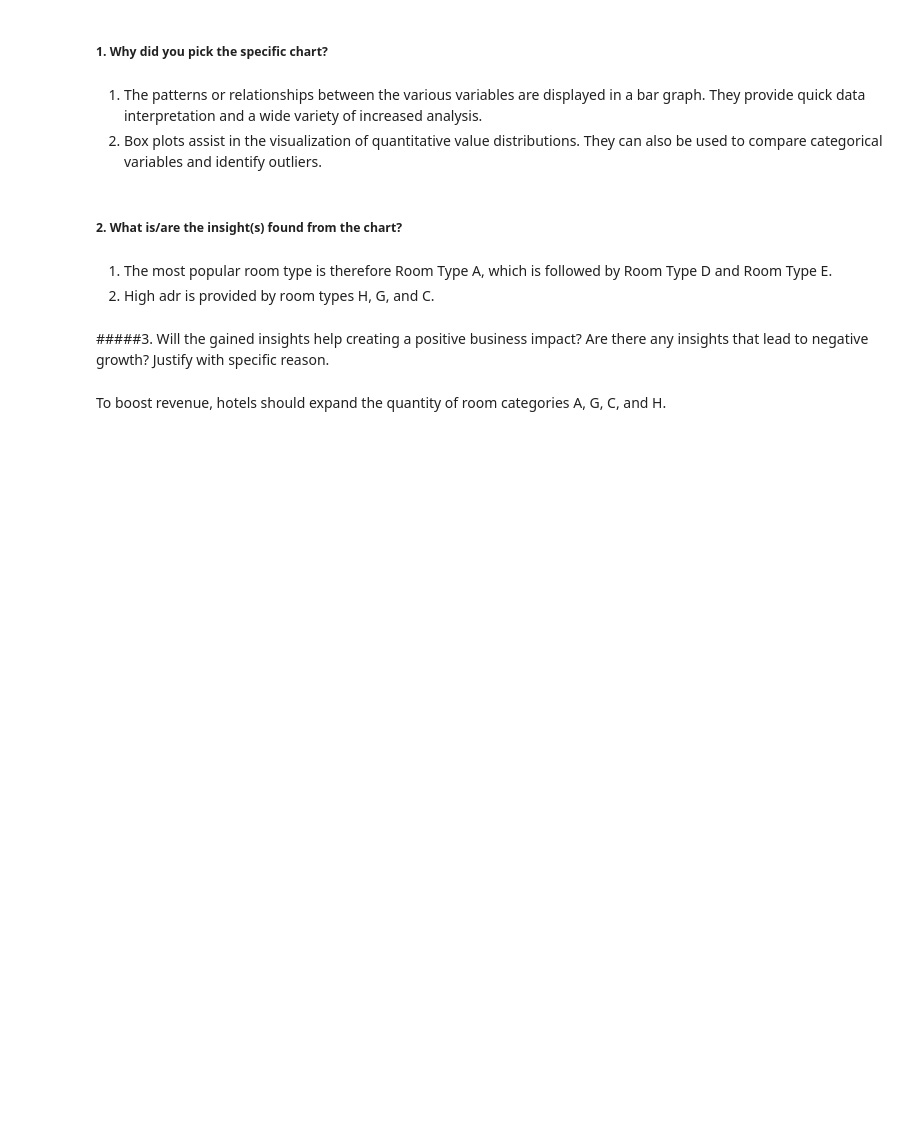
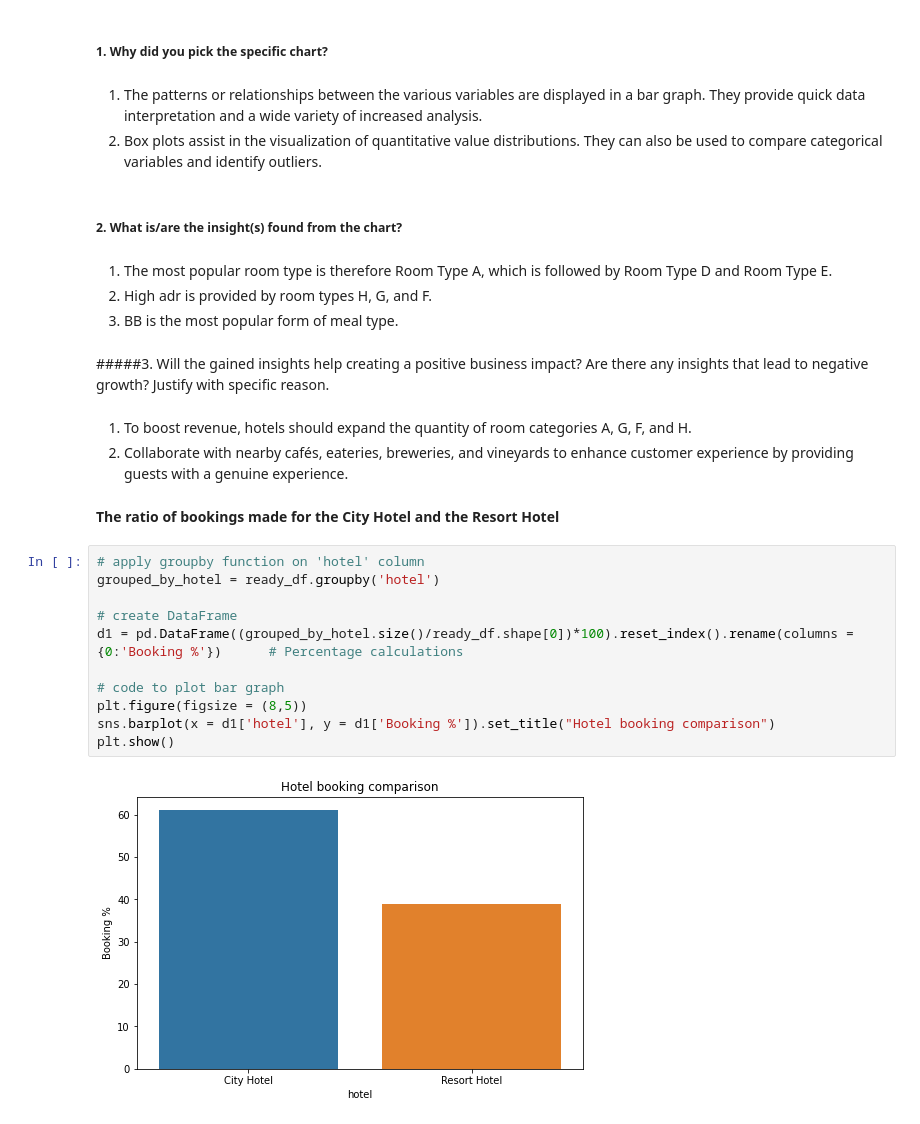
Before and after one commit to waghpallavi/hotel_booking_analysis, a Jupyter notebook: Hotel_Booking_analysis.ipynb, the cells around one changed output. Cells and saved outputs as stored; diff of their text form; blank space fills up the shorter version.

```diff
--- a/Hotel_Booking_analysis.ipynb
+++ b/Hotel_Booking_analysis.ipynb
@@ -506,9 +516,26 @@ H, G, and C room types provide higher adr.
 ##### 2. What is/are the insight(s) found from the chart?
 # %% [markdown]
 1.   The most popular room type is therefore Room Type A, which is followed by Room Type D and Room Type E.
-2.   High adr is provided by room types H, G, and C.
+2.   High adr is provided by room types H, G, and F.
+3.   BB is the most popular form of meal type.
 # %% [markdown]
 #####3. Will the gained insights help creating a positive business impact?
 Are there any insights that lead to negative growth? Justify with specific reason.
 # %% [markdown]
-To boost revenue, hotels should expand the quantity of room categories A, G, C, and H.
+1. To boost revenue, hotels should expand the quantity of room categories A, G, F, and H.
+2. Collaborate with nearby cafés, eateries, breweries, and vineyards to enhance customer experience by providing guests with a genuine experience.
+# %% [markdown]
+**The ratio of bookings made for the City Hotel and the Resort Hotel**
+# %%
+# apply groupby function on 'hotel' column
+grouped_by_hotel = ready_df.groupby('hotel')
+
+# create DataFrame
+d1 = pd.DataFrame((grouped_by_hotel.size()/ready_df.shape[0])*100).reset_index().rename(columns = {0:'Booking %'})      # Percentage calculations
+
+# code to plot bar graph
+plt.figure(figsize = (8,5))
+sns.barplot(x = d1['hotel'], y = d1['Booking %']).set_title("Hotel booking comparison")
+plt.show()
+# %% [output]
+[figure, added]
```
Also changed, not shown: parts of 27 cells of this notebook.
